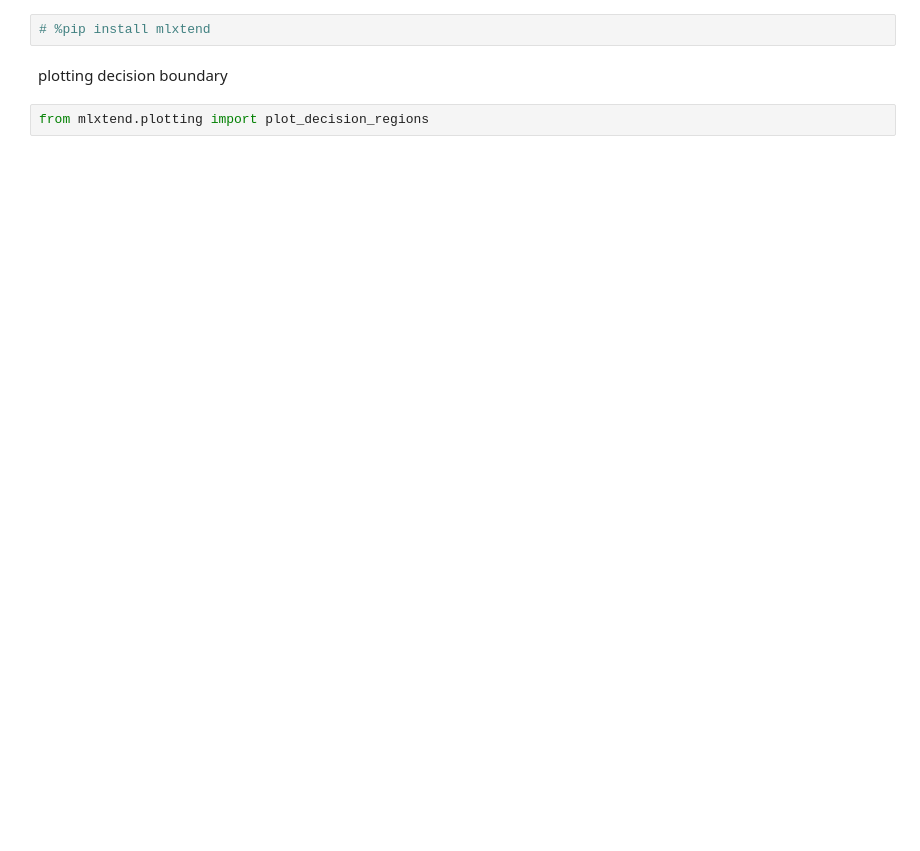
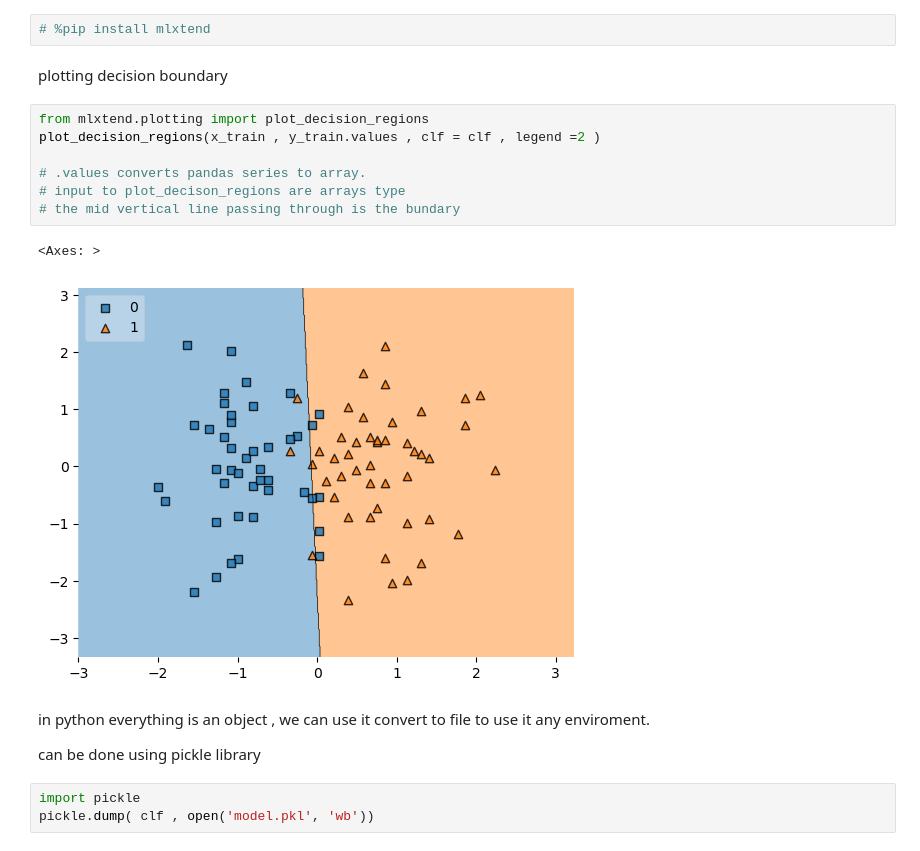
Before and after one commit to RS2x9/PYTHON-PROGRAMS, a Jupyter notebook: 9) 100 Days ML-CAMPUSX/day13.ipynb, the cells around one changed output. Drawn from its saved outputs; the diff is of its cells as text; blank space fills up the shorter version.

```diff
--- a/9) 100 Days ML-CAMPUSX/day13.ipynb
+++ b/9) 100 Days ML-CAMPUSX/day13.ipynb
@@ -312,3 +312,18 @@ accuracy_score(y_test , y_predict)
 plotting decision boundary
 # %%
 from mlxtend.plotting import plot_decision_regions
+plot_decision_regions(x_train , y_train.values , clf = clf , legend =2 )
+
+# .values converts pandas series to array.
+# input to plot_decison_regions are arrays type
+# the mid vertical line passing through is the bundary
+# %% [output]
+<Axes: >
+[figure, added]
+# %% [markdown]
+in python everything is an object , we can use it convert to file to use it any enviroment.
+
+can be done using pickle library
+# %%
+import pickle
+pickle.dump( clf , open('model.pkl', 'wb'))
```
Also changed, not shown: parts of 10 cells of this notebook, 1 other file.
